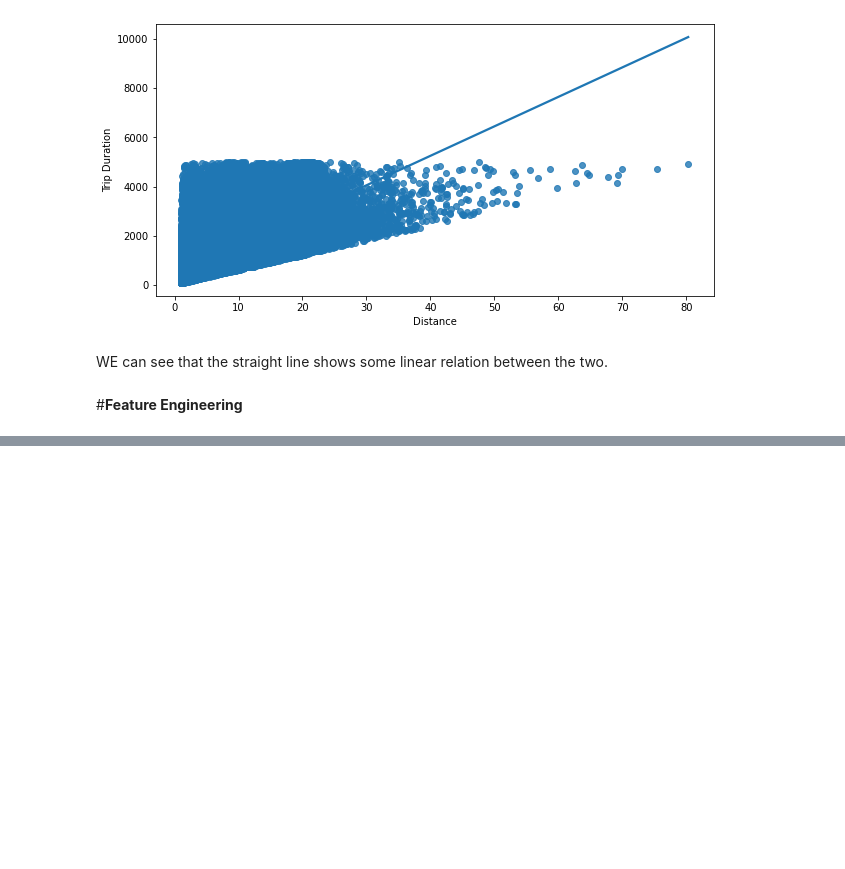
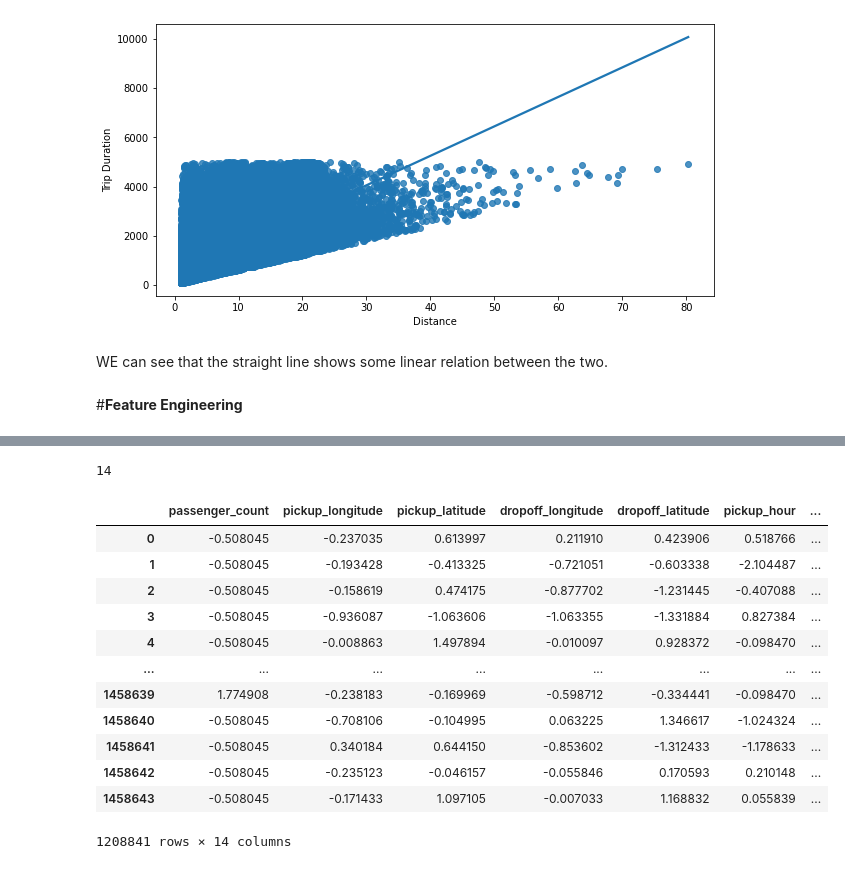
Before and after one commit to SwenFereira/NYC-Taxi-Trip-Time-Prediction---Capstone-Project, a Jupyter notebook: Final_NYC_Taxi_Trip_Time_Prediction_Capstone_Project.ipynb, the cells around one changed output, grey strips where cells are left out. Cells and saved outputs as stored; diff of their text form; code cells hidden in the pictures; blank space fills up the shorter version.

```diff
--- a/Final_NYC_Taxi_Trip_Time_Prediction_Capstone_Project.ipynb
+++ b/Final_NYC_Taxi_Trip_Time_Prediction_Capstone_Project.ipynb
@@ -774,0 +892,7 @@ WE can see that the straight line shows some linear relation between the two.
+# %%
+numeric_features= data.describe().columns
+
+features= numeric_features.copy()
+features= list(features)
+features= features[:-1]
+features
@@ -774,0 +914,23 @@ WE can see that the straight line shows some linear relation between the two.
+# %%
+len(features)
+# %% [output]
+14
+# %%
+from scipy.stats import zscore
+X = data[features].apply(zscore)[:]
+# %%
+X
+# %% [output]
+|  | passenger_count | pickup_longitude | pickup_latitude | dropoff_longitude | dropoff_latitude | pickup_hour | ... |
+| 0 | -0.508045 | -0.237035 | 0.613997 | 0.211910 | 0.423906 | 0.518766 | ... |
+| 1 | -0.508045 | -0.193428 | -0.413325 | -0.721051 | -0.603338 | -2.104487 | ... |
+| 2 | -0.508045 | -0.158619 | 0.474175 | -0.877702 | -1.231445 | -0.407088 | ... |
+| 3 | -0.508045 | -0.936087 | -1.063606 | -1.063355 | -1.331884 | 0.827384 | ... |
+| 4 | -0.508045 | -0.008863 | 1.497894 | -0.010097 | 0.928372 | -0.098470 | ... |
+| ... | ... | ... | ... | ... | ... | ... | ... |
+| 1458639 | 1.774908 | -0.238183 | -0.169969 | -0.598712 | -0.334441 | -0.098470 | ... |
+| 1458640 | -0.508045 | -0.708106 | -0.104995 | 0.063225 | 1.346617 | -1.024324 | ... |
+| 1458641 | -0.508045 | 0.340184 | 0.644150 | -0.853602 | -1.312433 | -1.178633 | ... |
+| 1458642 | -0.508045 | -0.235123 | -0.046157 | -0.055846 | 0.170593 | 0.210148 | ... |
+| 1458643 | -0.508045 | -0.171433 | 1.097105 | -0.007033 | 1.168832 | 0.055839 | ... |
+1208841 rows × 14 columns
```
Also changed, not shown: parts of 19 cells of this notebook.
